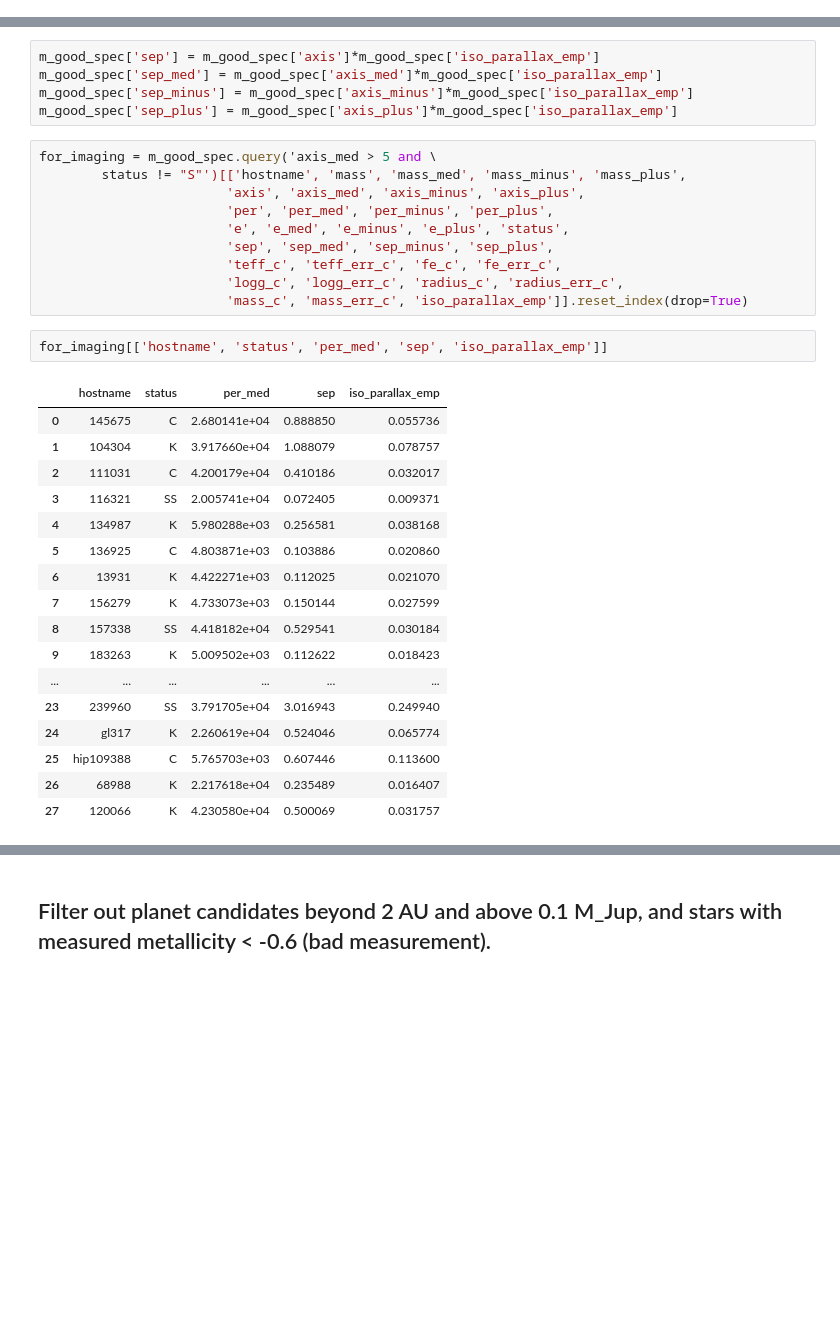
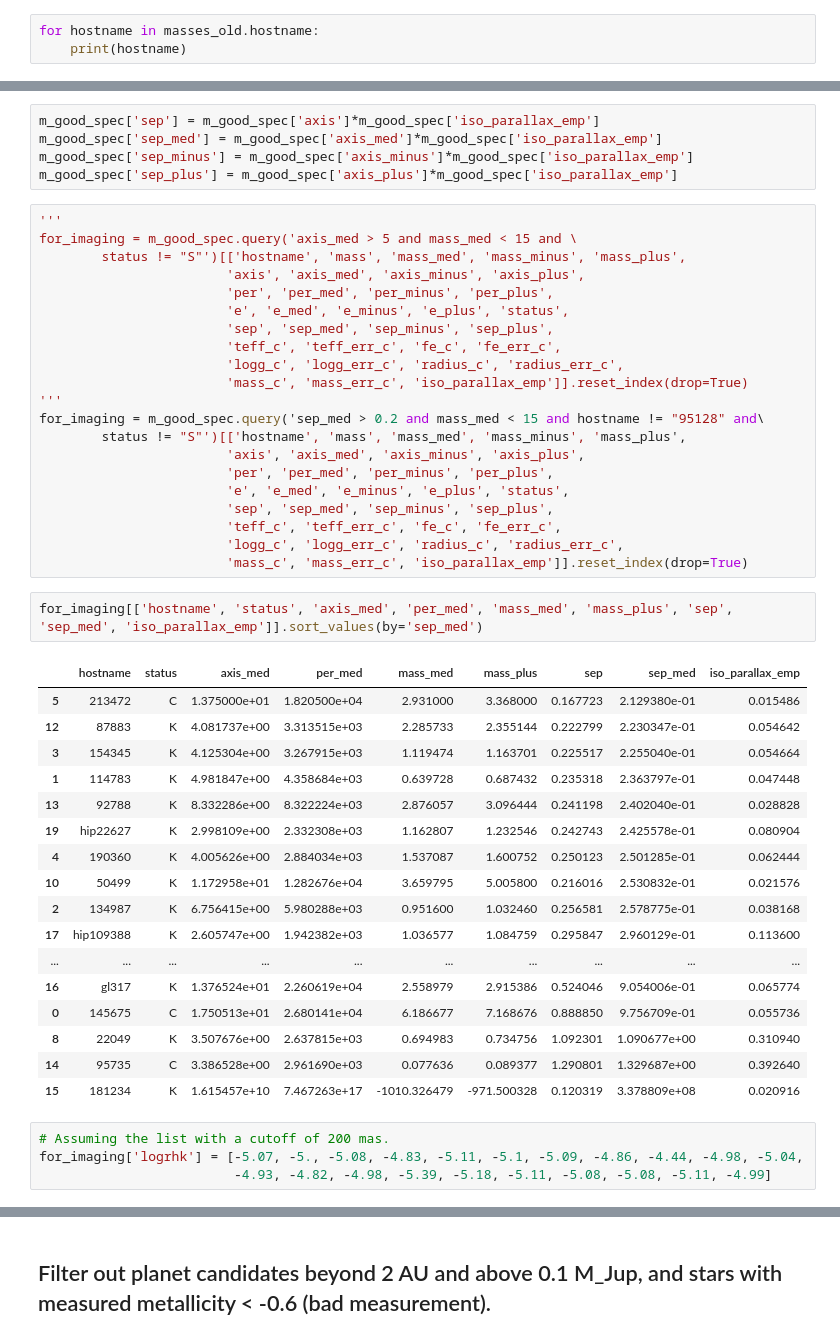
Before and after one commit to leerosenthalj/CLSI, a Jupyter notebook: Notebook_Statistics.ipynb, the cells around one changed output, grey strips where cells are left out. Saved outputs shown, nothing was run; the diff lists cells and outputs as text; blank space fills up the shorter version.

```diff
--- a/Notebook_Statistics.ipynb
+++ b/Notebook_Statistics.ipynb
@@ -45,0 +81,3 @@ masses_new    = masses_planet.query('status == "C" or status == "J"').reset_inde
+# %%
+for hostname in masses_old.hostname:
+    print(hostname)
@@ -105,7 +161,8 @@ m_good_spec['sep_med'] = m_good_spec['axis_med']*m_good_spec['iso_parallax_emp']
 m_good_spec['sep_minus'] = m_good_spec['axis_minus']*m_good_spec['iso_parallax_emp']
 m_good_spec['sep_plus'] = m_good_spec['axis_plus']*m_good_spec['iso_parallax_emp']
 # %%
-for_imaging = m_good_spec.query('axis_med > 5 and \
+'''
+for_imaging = m_good_spec.query('axis_med > 5 and mass_med < 15 and \
         status != "S"')[['hostname', 'mass', 'mass_med', 'mass_minus', 'mass_plus',
                         'axis', 'axis_med', 'axis_minus', 'axis_plus',
                         'per', 'per_med', 'per_minus', 'per_plus',
@@ -114,24 +171,38 @@ for_imaging = m_good_spec.query('axis_med > 5 and \
                         'teff_c', 'teff_err_c', 'fe_c', 'fe_err_c',
                         'logg_c', 'logg_err_c', 'radius_c', 'radius_err_c',
                         'mass_c', 'mass_err_c', 'iso_parallax_emp']].reset_index(drop=True)
+'''
+for_imaging = m_good_spec.query('sep_med > 0.2 and mass_med < 15 and hostname != "95128" and\
+        status != "S"')[['hostname', 'mass', 'mass_med', 'mass_minus', 'mass_plus',
+                        'axis', 'axis_med', 'axis_minus', 'axis_plus',
+                        'per', 'per_med', 'per_minus', 'per_plus',
+                        'e', 'e_med', 'e_minus', 'e_plus', 'status',
+                        'sep', 'sep_med', 'sep_minus', 'sep_plus',
+                        'teff_c', 'teff_err_c', 'fe_c', 'fe_err_c',
+                        'logg_c', 'logg_err_c', 'radius_c', 'radius_err_c',
+                        'mass_c', 'mass_err_c', 'iso_parallax_emp']].reset_index(drop=True)
 # %%
-for_imaging[['hostname', 'status', 'per_med', 'sep', 'iso_parallax_emp']]
+for_imaging[['hostname', 'status', 'axis_med', 'per_med', 'mass_med', 'mass_plus', 'sep', 'sep_med', 'iso_parallax_emp']].sort_values(by='sep_med')
 # %% [output]
-|  | hostname | status | per_med | sep | iso_parallax_emp |
-| 0 | 145675 | C | 2.680141e+04 | 0.888850 | 0.055736 |
-| 1 | 104304 | K | 3.917660e+04 | 1.088079 | 0.078757 |
-| 2 | 111031 | C | 4.200179e+04 | 0.410186 | 0.032017 |
-| 3 | 116321 | SS | 2.005741e+04 | 0.072405 | 0.009371 |
-| 4 | 134987 | K | 5.980288e+03 | 0.256581 | 0.038168 |
-| 5 | 136925 | C | 4.803871e+03 | 0.103886 | 0.020860 |
-| 6 | 13931 | K | 4.422271e+03 | 0.112025 | 0.021070 |
-| 7 | 156279 | K | 4.733073e+03 | 0.150144 | 0.027599 |
-| 8 | 157338 | SS | 4.418182e+04 | 0.529541 | 0.030184 |
-| 9 | 183263 | K | 5.009502e+03 | 0.112622 | 0.018423 |
-| ... | ... | ... | ... | ... | ... |
-| 23 | 239960 | SS | 3.791705e+04 | 3.016943 | 0.249940 |
-| 24 | gl317 | K | 2.260619e+04 | 0.524046 | 0.065774 |
-| 25 | hip109388 | C | 5.765703e+03 | 0.607446 | 0.113600 |
-| 26 | 68988 | K | 2.217618e+04 | 0.235489 | 0.016407 |
-| 27 | 120066 | K | 4.230580e+04 | 0.500069 | 0.031757 |
+|  | hostname | status | axis_med | per_med | mass_med | mass_plus | sep | sep_med | iso_parallax_emp |
+| 5 | 213472 | C | 1.375000e+01 | 1.820500e+04 | 2.931000 | 3.368000 | 0.167723 | 2.129380e-01 | 0.015486 |
+| 12 | 87883 | K | 4.081737e+00 | 3.313515e+03 | 2.285733 | 2.355144 | 0.222799 | 2.230347e-01 | 0.054642 |
+| 3 | 154345 | K | 4.125304e+00 | 3.267915e+03 | 1.119474 | 1.163701 | 0.225517 | 2.255040e-01 | 0.054664 |
+| 1 | 114783 | K | 4.981847e+00 | 4.358684e+03 | 0.639728 | 0.687432 | 0.235318 | 2.363797e-01 | 0.047448 |
+| 13 | 92788 | K | 8.332286e+00 | 8.322224e+03 | 2.876057 | 3.096444 | 0.241198 | 2.402040e-01 | 0.028828 |
+| 19 | hip22627 | K | 2.998109e+00 | 2.332308e+03 | 1.162807 | 1.232546 | 0.242743 | 2.425578e-01 | 0.080904 |
+| 4 | 190360 | K | 4.005626e+00 | 2.884034e+03 | 1.537087 | 1.600752 | 0.250123 | 2.501285e-01 | 0.062444 |
+| 10 | 50499 | K | 1.172958e+01 | 1.282676e+04 | 3.659795 | 5.005800 | 0.216016 | 2.530832e-01 | 0.021576 |
+| 2 | 134987 | K | 6.756415e+00 | 5.980288e+03 | 0.951600 | 1.032460 | 0.256581 | 2.578775e-01 | 0.038168 |
+| 17 | hip109388 | K | 2.605747e+00 | 1.942382e+03 | 1.036577 | 1.084759 | 0.295847 | 2.960129e-01 | 0.113600 |
+| ... | ... | ... | ... | ... | ... | ... | ... | ... | ... |
+| 16 | gl317 | K | 1.376524e+01 | 2.260619e+04 | 2.558979 | 2.915386 | 0.524046 | 9.054006e-01 | 0.065774 |
+| 0 | 145675 | C | 1.750513e+01 | 2.680141e+04 | 6.186677 | 7.168676 | 0.888850 | 9.756709e-01 | 0.055736 |
+| 8 | 22049 | K | 3.507676e+00 | 2.637815e+03 | 0.694983 | 0.734756 | 1.092301 | 1.090677e+00 | 0.310940 |
+| 14 | 95735 | C | 3.386528e+00 | 2.961690e+03 | 0.077636 | 0.089377 | 1.290801 | 1.329687e+00 | 0.392640 |
+| 15 | 181234 | K | 1.615457e+10 | 7.467263e+17 | -1010.326479 | -971.500328 | 0.120319 | 3.378809e+08 | 0.020916 |
+# %%
+# Assuming the list with a cutoff of 200 mas.
+for_imaging['logrhk'] = [-5.07, -5., -5.08, -4.83, -5.11, -5.1, -5.09, -4.86, -4.44, -4.98, -5.04,
+                         -4.93, -4.82, -4.98, -5.39, -5.18, -5.11, -5.08, -5.08, -5.11, -4.99]
 # %%
```
Also changed, not shown: parts of 13 cells of this notebook, 4 other files.
